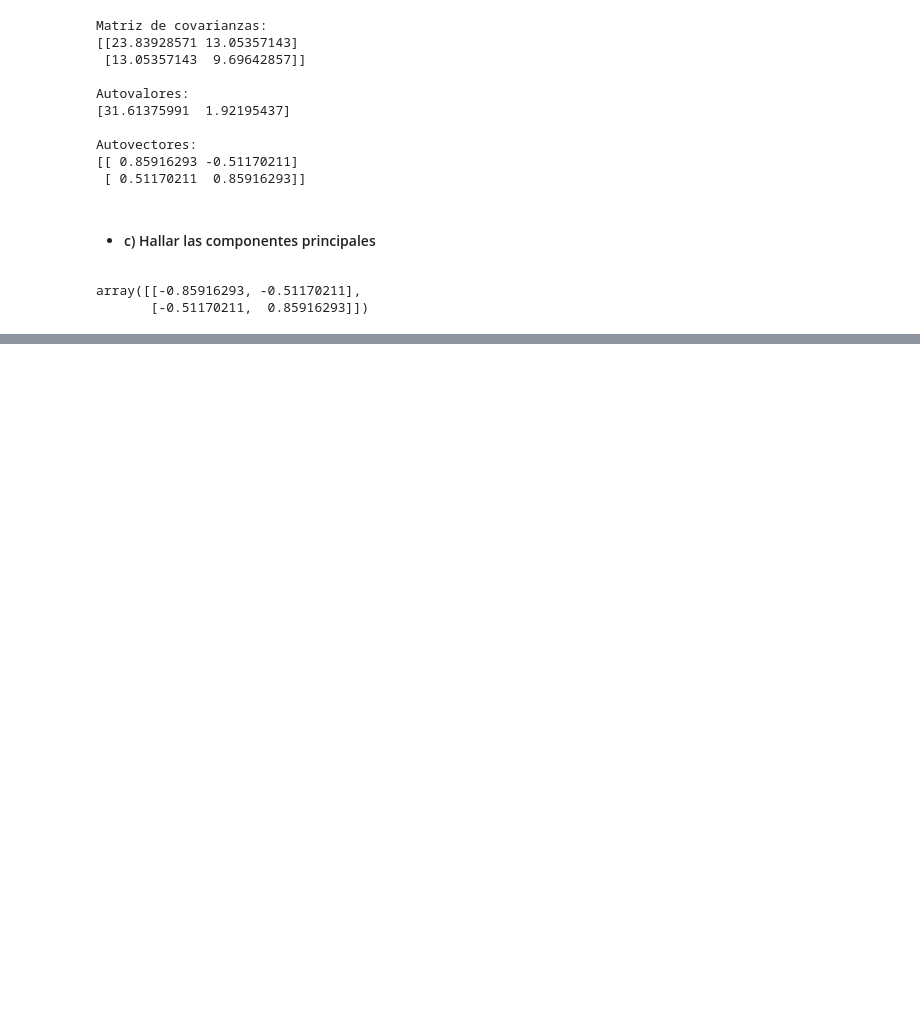
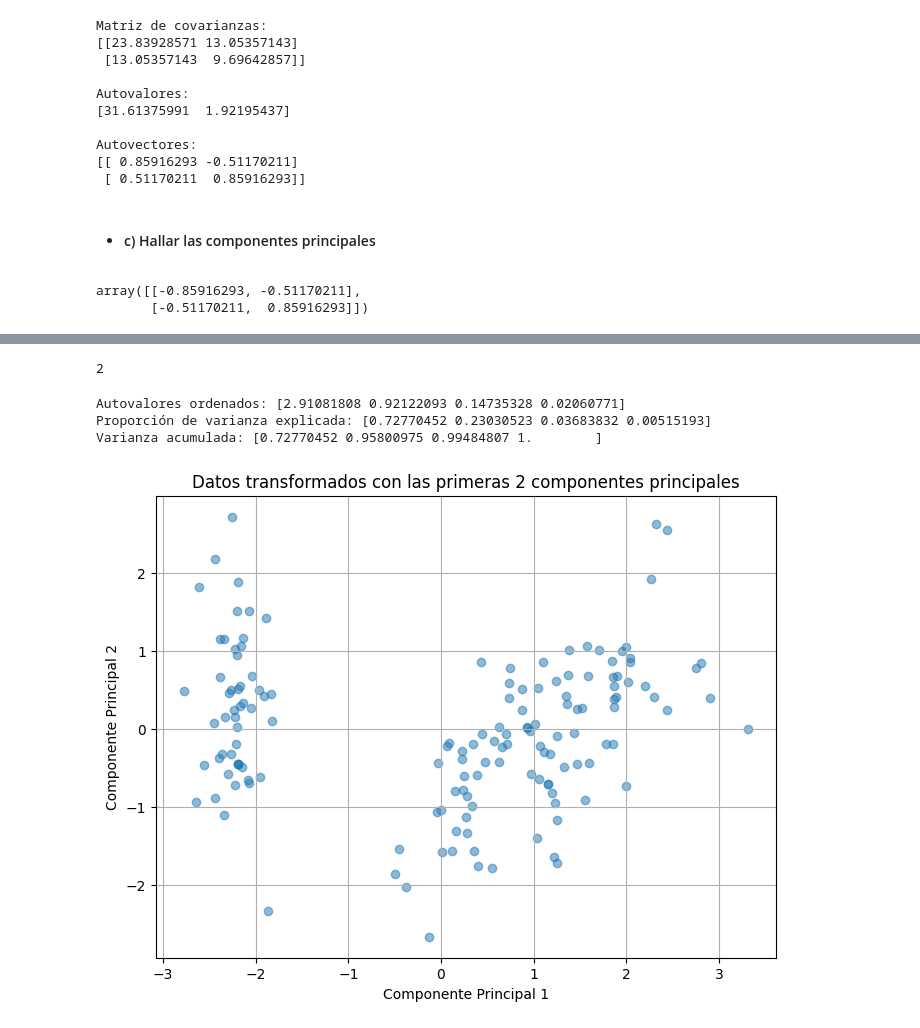
Before and after one commit to Gabrielnm7/Laboratorio-de-Datos1C24, a Jupyter notebook: Practicas/practica8.ipynb, the cells around one changed output, grey strips where cells are left out. Drawn from its saved outputs; the diff is of its cells as text; code cells hidden in the pictures; blank space fills up the shorter version.

```diff
--- a/Practicas/practica8.ipynb
+++ b/Practicas/practica8.ipynb
@@ -81,0 +364,3 @@ array([[-0.85916293, -0.51170211],
+# %%
+iris = pd.read_csv("../_src/Datasets/p8-iris.txt", sep='\t')
+iris.head()
@@ -81,0 +374,47 @@ array([[-0.85916293, -0.51170211],
+# %%
+calcular_cantidad_minima("../_src/Datasets/p8-iris.txt",0.90)
+# %% [output]
+2
+# %%
+# Estandarizar los datos (media 0 y varianza 1)
+scaler = StandardScaler()
+datos_estandarizados = scaler.fit_transform(iris)
+df_estandarizado = pd.DataFrame(datos_estandarizados, columns=iris.columns)
+cov_estandarizado = df_estandarizado.cov(ddof=0)
+
+autovalores, autovectores = np.linalg.eig(cov_estandarizado)
+
+# Ordenar los autovalores de mayor a menor
+indices = np.argsort(autovalores)[::-1]
+autovalores_ordenados = autovalores[indices]
+autovectores_ordenados = autovectores[:, indices]
+
+# Calcular la proporción de varianza explicada
+varianza_explicada = autovalores_ordenados / np.sum(autovalores_ordenados)
+
+# Calcular la proporción de varianza explicada acumulada
+varianza_acumulada = np.cumsum(varianza_explicada)
+
+# Mostrar los resultados
+print("Autovalores ordenados:", autovalores_ordenados)
+print("Proporción de varianza explicada:", varianza_explicada)
+print("Varianza acumulada:", varianza_acumulada)
+# %% [output]
+Autovalores ordenados: [2.91081808 0.92122093 0.14735328 0.02060771]
+Proporción de varianza explicada: [0.72770452 0.23030523 0.03683832 0.00515193]
+Varianza acumulada: [0.72770452 0.95800975 0.99484807 1.        ]
+# %%
+# Aplicar PCA con el número de componentes necesarios
+pca = PCA(n_components=2)
+datos_transformados = pca.fit_transform(datos_estandarizados)
+
+# Graficar los datos transformados
+plt.figure(figsize=(8, 6))
+plt.scatter(datos_transformados[:, 0], datos_transformados[:, 1], alpha=0.5)
+plt.title(f'Datos transformados con las primeras 2 componentes principales')
+plt.xlabel('Componente Principal 1')
+plt.ylabel('Componente Principal 2')
+plt.grid(True)
+plt.show()
+# %% [output]
+[figure, added]
```
Also changed, not shown: parts of 37 cells of this notebook.
